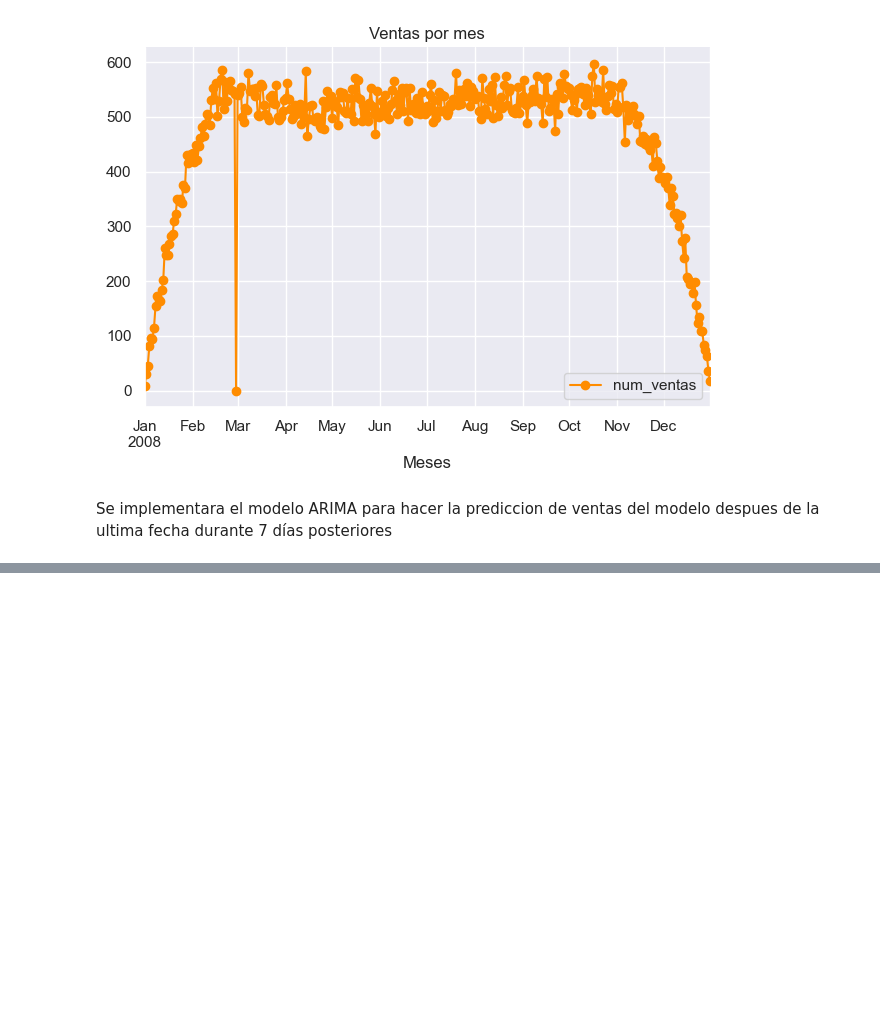
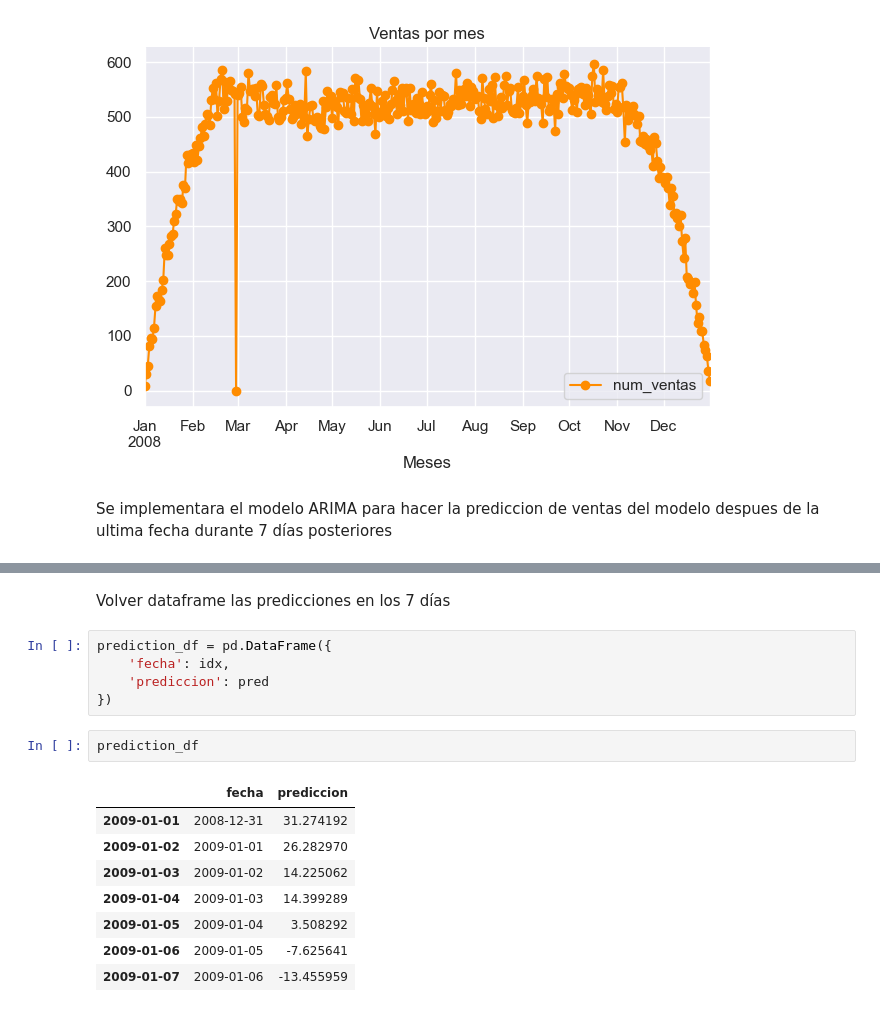
Before and after one commit to lauracamilaballesteros/forecast-fastapi-docker, a Jupyter notebook: notebooks/model/forecast-model.ipynb, the cells around one changed output, grey strips where cells are left out. Saved outputs shown, nothing was run; the diff lists cells and outputs as text; blank space fills up the shorter version.

```diff
--- a/notebooks/model/forecast-model.ipynb
+++ b/notebooks/model/forecast-model.ipynb
@@ -260,0 +275,18 @@ plt.show()
+# %% [markdown]
+Volver dataframe las predicciones en los 7 días
+# %%
+prediction_df = pd.DataFrame({
+    'fecha': idx,
+    'prediccion': pred
+})
+# %%
+prediction_df
+# %% [output]
+|  | fecha | prediccion |
+| 2009-01-01 | 2008-12-31 | 31.274192 |
+| 2009-01-02 | 2009-01-01 | 26.282970 |
+| 2009-01-03 | 2009-01-02 | 14.225062 |
+| 2009-01-04 | 2009-01-03 | 14.399289 |
+| 2009-01-05 | 2009-01-04 | 3.508292 |
+| 2009-01-06 | 2009-01-05 | -7.625641 |
+| 2009-01-07 | 2009-01-06 | -13.455959 |
```
Also changed, not shown: parts of 4 cells of this notebook.
